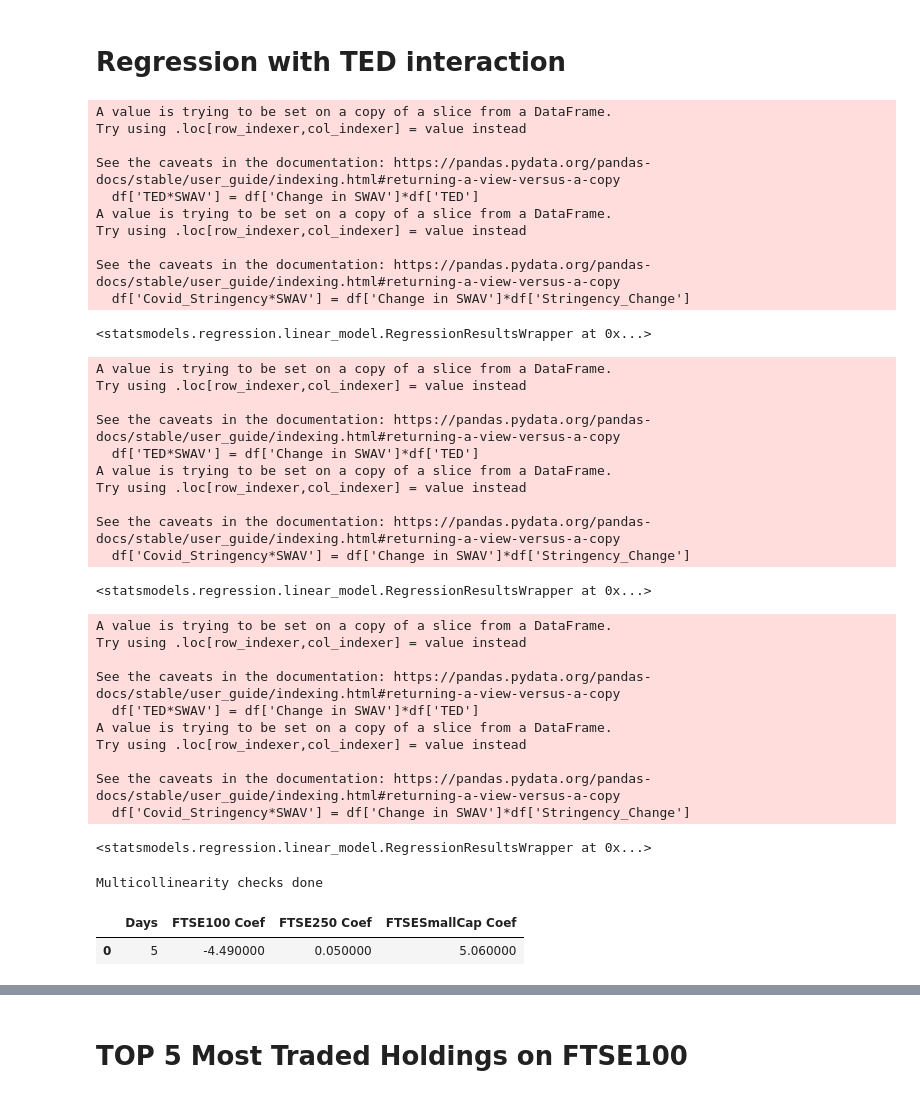
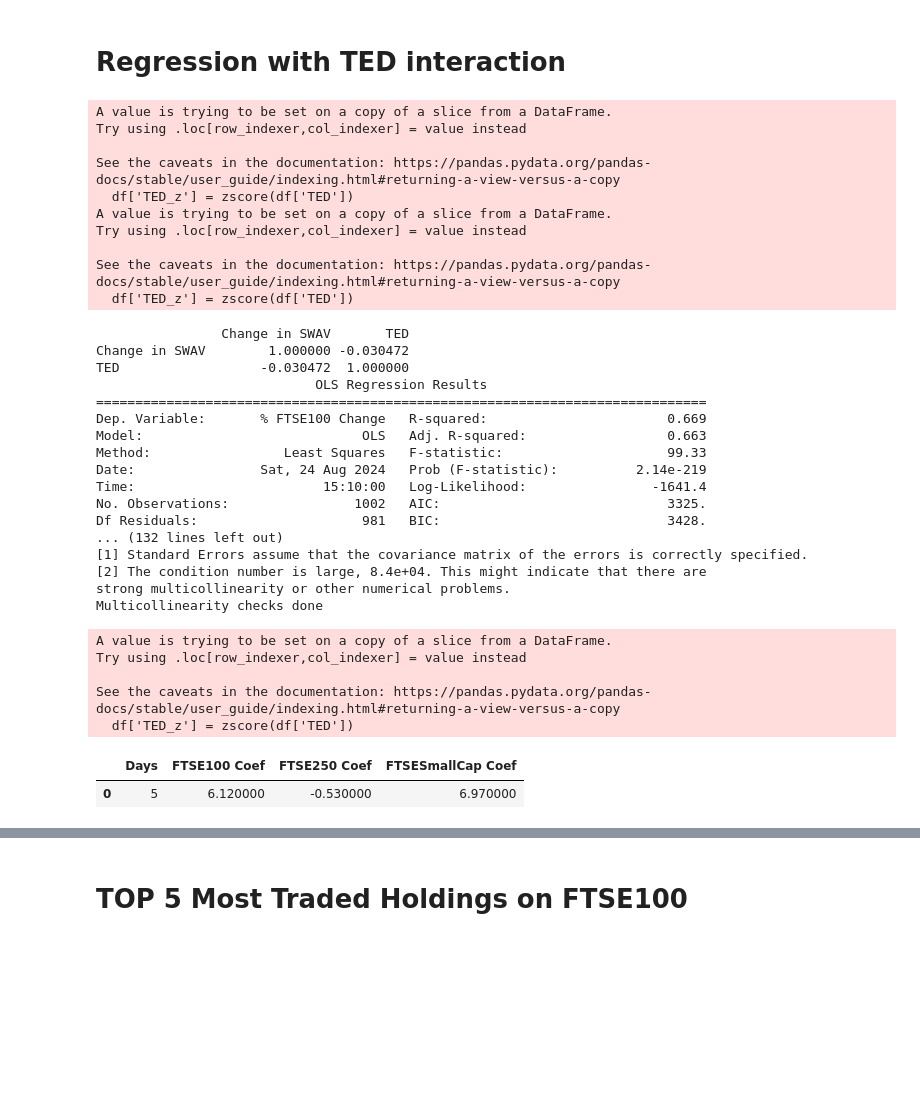
Before and after one commit to ThalyaGIT/UK-Music-Index-Returns, a Jupyter notebook: 3_data-analysis_notebooks/Experiment_2408.ipynb, the cells around one changed output, grey strips where cells are left out. Saved outputs shown, nothing was run; the diff lists cells and outputs as text; code cells hidden in the pictures; blank space fills up the shorter version.

```diff
--- a/3_data-analysis_notebooks/Experiment_2408.ipynb
+++ b/3_data-analysis_notebooks/Experiment_2408.ipynb
@@ -458,6 +459,15 @@ for days in days_list:
 
         df = df[df['festive'] == 0]
 
+        # Calculate the Z-scores for TED values
+        df['TED_z'] = zscore(df['TED'])
+
+        # Define the threshold for extreme Z-scores (e.g., Z-scores > 2 or < -2)
+        z_threshold = 3
+
+        # Filter the DataFrame to include only rows where TED Z-score is within the normal range
+        df = df[(df['TED_z'] > -z_threshold) & (df['TED_z'] < z_threshold)]
+
         # Create dummy variables for the months
         month_dummies = pd.get_dummies(df['Month'], prefix='Month', drop_first=True)
 
@@ -478,14 +488,14 @@ for days in days_list:
                   '% MSCI Change',
                   'Vix Close',
                   'Rolling_Avg_Change_in_DCC',
-                   #'TED*SWAV',
-                   #'TED',
                   'Stringency_Change',
-                   'Covid_Stringency*SWAV'
+                  'Covid_Stringency*SWAV',
+                  'TED*SWAV',
+                  'TED'
                 ]]
 
         # Add the month dummies to the independent variables
-        #X = pd.concat([X, month_dummies], axis=1)
+        X = pd.concat([X, month_dummies], axis=1)
 
         # Convert all columns to numeric, coercing errors to NaN
         X = X.apply(pd.to_numeric, errors='coerce')
@@ -500,10 +510,14 @@ for days in days_list:
             # Add a constant term to the model
             X = sm.add_constant(X)
 
+            correlation = df[['Change in SWAV', 'TED']].corr()
+            print(correlation)
+
             # Fit the model
             model = sm.OLS(y, X).fit()
 
-            display(model)
+            # Display the model summary
+            print(model.summary())
 
             # Extract the coefficient and p-value for 'Change in SWAV'
             coef = round(model.params['Change in SWAV'], 2)
@@ -539,53 +553,51 @@ def color_rows(row, original_results):
                 elif coef < 0:
                     colors.append('background-color: red')
                 else:
                     colors.append('')
             else:
                 colors.append('')  # No color for non-significant or None
         else:
             colors.append('')  # No color if item is not a tuple
     return [''] * 1 + colors  # No coloring for Days
 
 # Apply the function to each row of the DataFrame, passing the original results
 styled_df = results_df.style.apply(color_rows, axis=1, original_results=results)
 
 # Display the styled DataFrame
 print("Multicollinearity checks done")
 styled_df
 # %% [output]
 A value is trying to be set on a copy of a slice from a DataFrame.
 Try using .loc[row_indexer,col_indexer] = value instead
 
 See the caveats in the documentation: https://pandas.pydata.org/pandas-docs/stable/user_guide/indexing.html#returning-a-view-versus-a-copy
-  df['TED*SWAV'] = df['Change in SWAV']*df['TED']
+  df['TED_z'] = zscore(df['TED'])
 A value is trying to be set on a copy of a slice from a DataFrame.
 Try using .loc[row_indexer,col_indexer] = value instead
 
 See the caveats in the documentation: https://pandas.pydata.org/pandas-docs/stable/user_guide/indexing.html#returning-a-view-versus-a-copy
-  df['Covid_Stringency*SWAV'] = df['Change in SWAV']*df['Stringency_Change']
+  df['TED_z'] = zscore(df['TED'])
-<statsmodels.regression.linear_model.RegressionResultsWrapper at 0x...>
+                Change in SWAV       TED
+Change in SWAV        1.000000 -0.030472
+TED                  -0.030472  1.000000
+                            OLS Regression Results
+==============================================================================
+Dep. Variable:       % FTSE100 Change   R-squared:                       0.669
+Model:                            OLS   Adj. R-squared:                  0.663
+Method:                 Least Squares   F-statistic:                     99.33
+Date:                Sat, 24 Aug 2024   Prob (F-statistic):          2.14e-219
+Time:                        15:10:00   Log-Likelihood:                -1641.4
+No. Observations:                1002   AIC:                             3325.
+Df Residuals:                     981   BIC:                             3428.
+... (132 lines left out)
+[1] Standard Errors assume that the covariance matrix of the errors is correctly specified.
+[2] The condition number is large, 8.4e+04. This might indicate that there are
+strong multicollinearity or other numerical problems.
+Multicollinearity checks done
 A value is trying to be set on a copy of a slice from a DataFrame.
 Try using .loc[row_indexer,col_indexer] = value instead
 
 See the caveats in the documentation: https://pandas.pydata.org/pandas-docs/stable/user_guide/indexing.html#returning-a-view-versus-a-copy
-  df['TED*SWAV'] = df['Change in SWAV']*df['TED']
-A value is trying to be set on a copy of a slice from a DataFrame.
-Try using .loc[row_indexer,col_indexer] = value instead
-
-See the caveats in the documentation: https://pandas.pydata.org/pandas-docs/stable/user_guide/indexing.html#returning-a-view-versus-a-copy
-  df['Covid_Stringency*SWAV'] = df['Change in SWAV']*df['Stringency_Change']
+  df['TED_z'] = zscore(df['TED'])
-<statsmodels.regression.linear_model.RegressionResultsWrapper at 0x...>
-A value is trying to be set on a copy of a slice from a DataFrame.
-Try using .loc[row_indexer,col_indexer] = value instead
-
-See the caveats in the documentation: https://pandas.pydata.org/pandas-docs/stable/user_guide/indexing.html#returning-a-view-versus-a-copy
-  df['TED*SWAV'] = df['Change in SWAV']*df['TED']
-A value is trying to be set on a copy of a slice from a DataFrame.
-Try using .loc[row_indexer,col_indexer] = value instead
-
-See the caveats in the documentation: https://pandas.pydata.org/pandas-docs/stable/user_guide/indexing.html#returning-a-view-versus-a-copy
-  df['Covid_Stringency*SWAV'] = df['Change in SWAV']*df['Stringency_Change']
-<statsmodels.regression.linear_model.RegressionResultsWrapper at 0x...>
-Multicollinearity checks done
 |  | Days | FTSE100 Coef | FTSE250 Coef | FTSESmallCap Coef |
-| 0 | 5 | -4.490000 | 0.050000 | 5.060000 |
+| 0 | 5 | 6.120000 | -0.530000 | 6.970000 |
```
Also changed, not shown: parts of 2 cells of this notebook.
